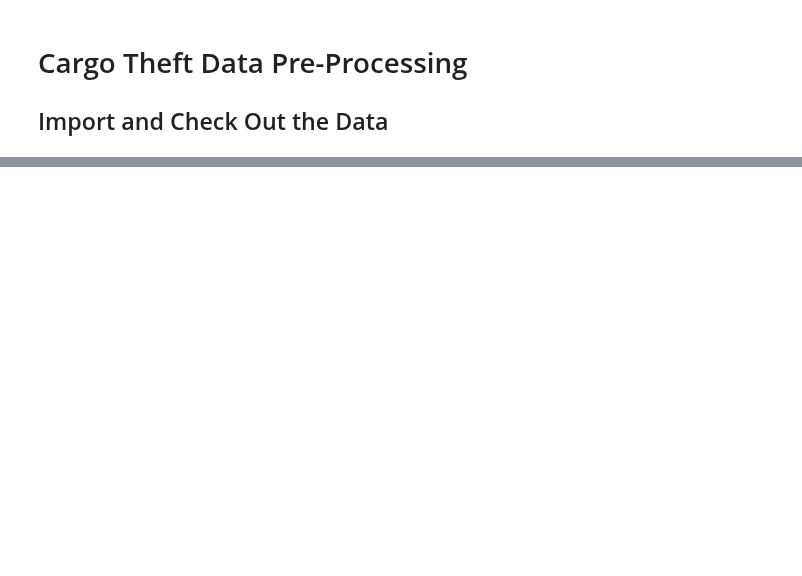
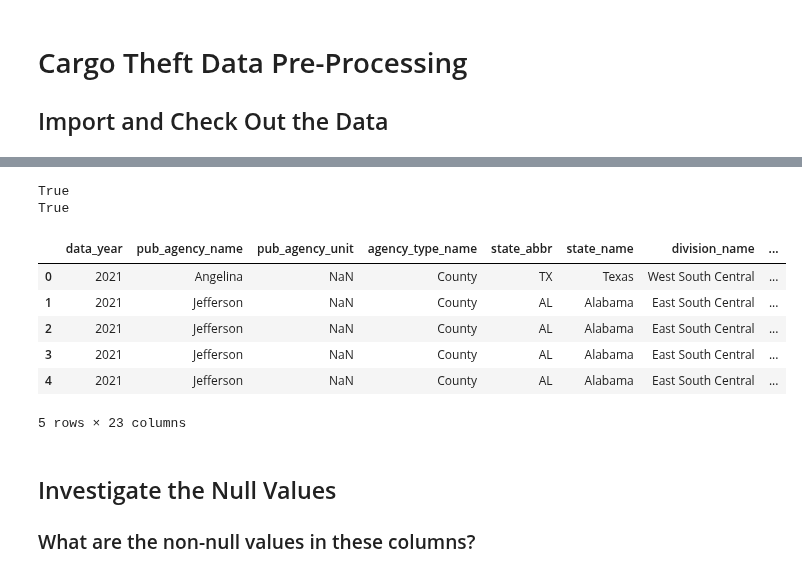
Before and after one commit to Jelsik/DataVisFinalProject-Pentagon, a Jupyter notebook: Cargo_Theft_Data_Preprocess.ipynb, the cells around one changed output, grey strips where cells are left out. Cells and saved outputs as stored; diff of their text form; code cells hidden in the pictures; blank space fills up the shorter version.

```diff
--- a/Cargo_Theft_Data_Preprocess.ipynb
+++ b/Cargo_Theft_Data_Preprocess.ipynb
@@ -35,0 +90,7 @@ df.head(15)
+# %%
+# Some columns look similar. Are they clones?
+print(raw_df["data_year"].equals(raw_df["data_year.1"]))
+print(raw_df["prop_desc_code"].equals(raw_df["prop_desc_code.1"]))
+# %% [output]
+True
+True
@@ -35,0 +103,15 @@ df.head(15)
+# %%
+# Execute first transformation.
+df0 = raw_df.drop(columns = dropped, axis = 1)
+df0.head()
+# %% [output]
+|  | data_year | pub_agency_name | pub_agency_unit | agency_type_name | state_abbr | state_name | division_name | ... |
+| 0 | 2021 | Angelina | NaN | County | TX | Texas | West South Central | ... |
+| 1 | 2021 | Jefferson | NaN | County | AL | Alabama | East South Central | ... |
+| 2 | 2021 | Jefferson | NaN | County | AL | Alabama | East South Central | ... |
+| 3 | 2021 | Jefferson | NaN | County | AL | Alabama | East South Central | ... |
+| 4 | 2021 | Jefferson | NaN | County | AL | Alabama | East South Central | ... |
+5 rows × 23 columns
+# %% [markdown]
+## Investigate the Null Values
+### What are the non-null values in these columns?
```
Also changed, not shown: parts of 24 cells of this notebook.
